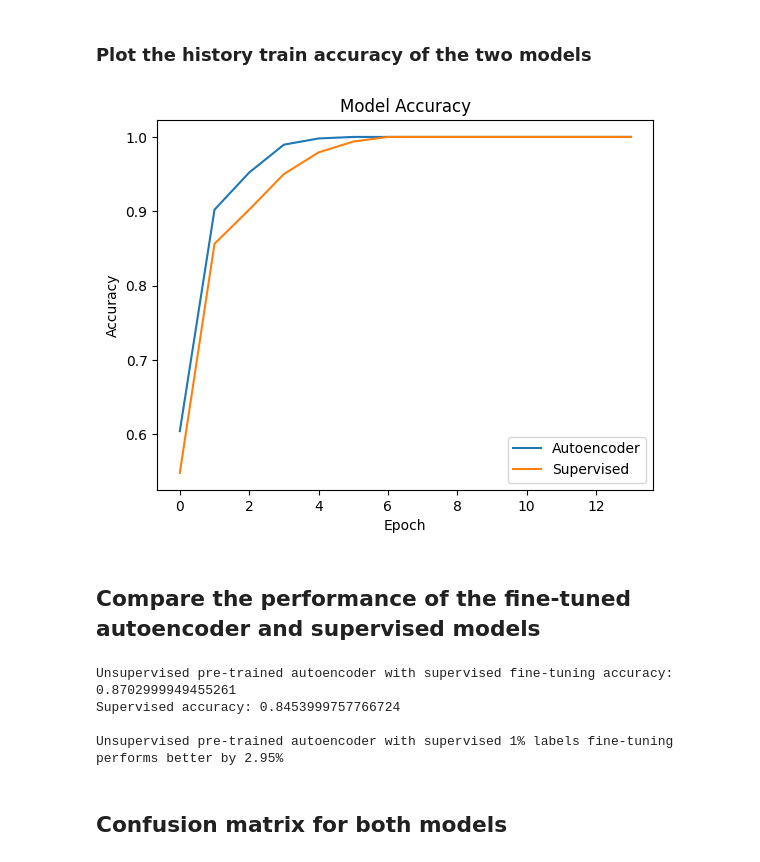
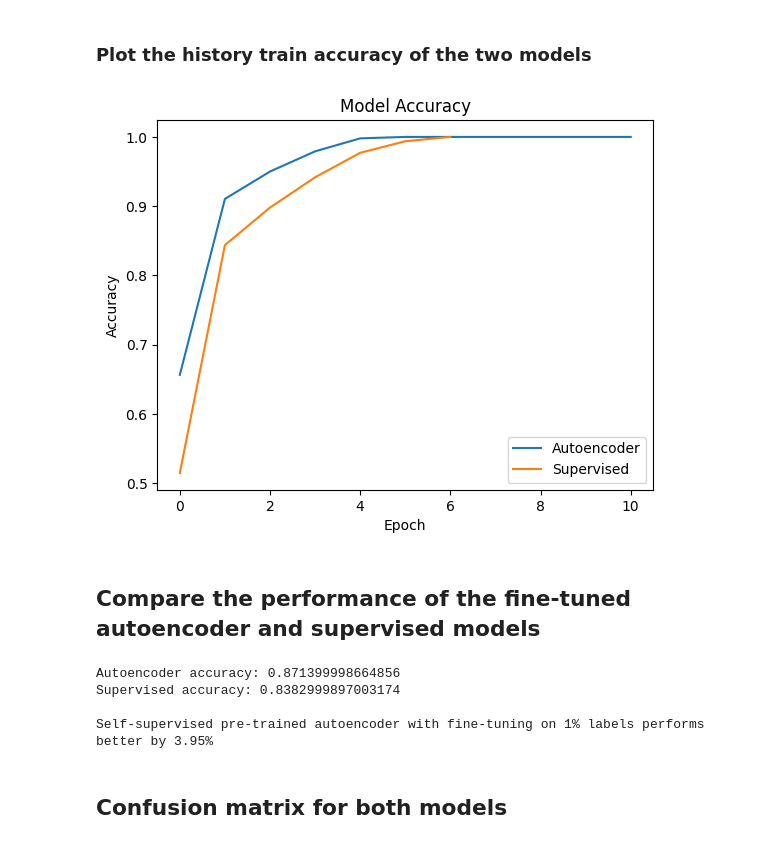
Before and after one commit to erikssommer/ssl-autoencoder-mnist, a Jupyter notebook: notebooks/autoencoder.ipynb, the cells around one changed output. Cells and saved outputs as stored; diff of their text form; code cells hidden in the pictures.

Commit message:
Fine-tuned autoencoder performs 4 percent better than pure classifier

```diff
--- a/notebooks/autoencoder.ipynb
+++ b/notebooks/autoencoder.ipynb
@@ -225,12 +225,12 @@ fine_tune_model = tf.keras.models.Sequential([
     encoder,
     tf.keras.layers.Dense(256, activation="relu"),
     tf.keras.layers.Dense(128, activation="relu"),
-    tf.keras.layers.Dense(10, activation="softmax")
+    tf.keras.layers.Dense(10, activation="softmax"),
 ])
 
 fine_tune_model.summary()
 
-callback = tf.keras.callbacks.EarlyStopping(monitor='val_loss', patience=7)
+callback = tf.keras.callbacks.EarlyStopping(monitor='val_loss', patience=5)
 
 # Compile the model
 fine_tune_model.compile(
@@ -240,7 +240,7 @@ fine_tune_model.compile(
 )
 
 # Train the model
-history_autoencoder = fine_tune_model.fit(
+history_fine_tuned = fine_tune_model.fit(
     supervised_train_images,
     supervised_train_labels,
     validation_data=(supervised_val_images, supervised_val_labels),
@@ -251,6 +251,6 @@ history_autoencoder = fine_tune_model.fit(
 )
 
 # Evaluate the model on the test set
-res_unsupervised = fine_tune_model.evaluate(x_test, y_test)
-print(f"Loss, Accuracy after fine-tuning: {res_unsupervised}")
+res_fine_tuned = fine_tune_model.evaluate(x_test, y_test)
+print(f"Loss, Accuracy after fine-tuning: {res_fine_tuned}")
 # %% [output]
@@ -304,7 +304,9 @@ supervised_model.compile(
     metrics=["accuracy"],
 )
 
-callback = tf.keras.callbacks.EarlyStopping(monitor='val_loss', patience=8)
+supervised_model.summary()
+
+callback = tf.keras.callbacks.EarlyStopping(monitor='val_loss', patience=5)
 
 # Train the model
 history_supervised = supervised_model.fit(
@@ -313,6 +315,7 @@ history_supervised = supervised_model.fit(
     validation_data=(supervised_val_images, supervised_val_labels),
     epochs=EPOCHS_SUPERVISED,
     verbose=2,
+    batch_size=32,
     callbacks=[callback]
 )
 
@@ -354,38 +357,38 @@ supervised_model.save('../models/supervised_classifier.keras')
 # %% [markdown]
 ### Plot the history train accuracy of the two models
 # %%
-plt.plot(history_autoencoder.history['accuracy'])
+plt.plot(history_fine_tuned.history['accuracy'])
 plt.plot(history_supervised.history['accuracy'])
 plt.title('Model Accuracy')
 plt.ylabel('Accuracy')
 plt.xlabel('Epoch')
 plt.legend(['Autoencoder', 'Supervised'], loc='lower right')
 plt.show()
 # %% [output]
-[figure, old version]
+[figure, new version]
 # %% [markdown]
 ## Compare the performance of the fine-tuned autoencoder and supervised models
 # %%
-print(f'Unsupervised pre-trained autoencoder with supervised fine-tuning accuracy: {res_unsupervised[1]}')
+print(f'Autoencoder accuracy: {res_fine_tuned[1]}')
 print(f'Supervised accuracy: {res_supervised[1]}')
 print()
 
 # Get the absolute difference between the two models
-diff = abs(res_unsupervised[1] - res_supervised[1])
+diff = abs(res_fine_tuned[1] - res_supervised[1])
 # Get percentage difference
 diff = diff / res_supervised[1] * 100
 # Round to 2 decimals
 diff = round(diff, 2)
 
-if res_unsupervised[1] > res_supervised[1]:
-    print(f'Unsupervised pre-trained autoencoder with supervised 1% labels fine-tuning performs better by {diff}%')
+if res_fine_tuned[1] > res_supervised[1]:
+    print(f'Self-supervised pre-trained autoencoder with fine-tuning on 1% labels performs better by {diff}%')
 else:
     print(f'Supervised classifier with 1% labels is better by {diff} percent')
 # %% [output]
-Unsupervised pre-trained autoencoder with supervised fine-tuning accuracy: 0.8702999949455261
-Supervised accuracy: 0.8453999757766724
+Autoencoder accuracy: 0.871399998664856
+Supervised accuracy: 0.8382999897003174
 
-Unsupervised pre-trained autoencoder with supervised 1% labels fine-tuning performs better by 2.95%
+Self-supervised pre-trained autoencoder with fine-tuning on 1% labels performs better by 3.95%
 # %% [markdown]
 ## Confusion matrix for both models
 # %%
```
Also changed, not shown: parts of 4 cells of this notebook.
